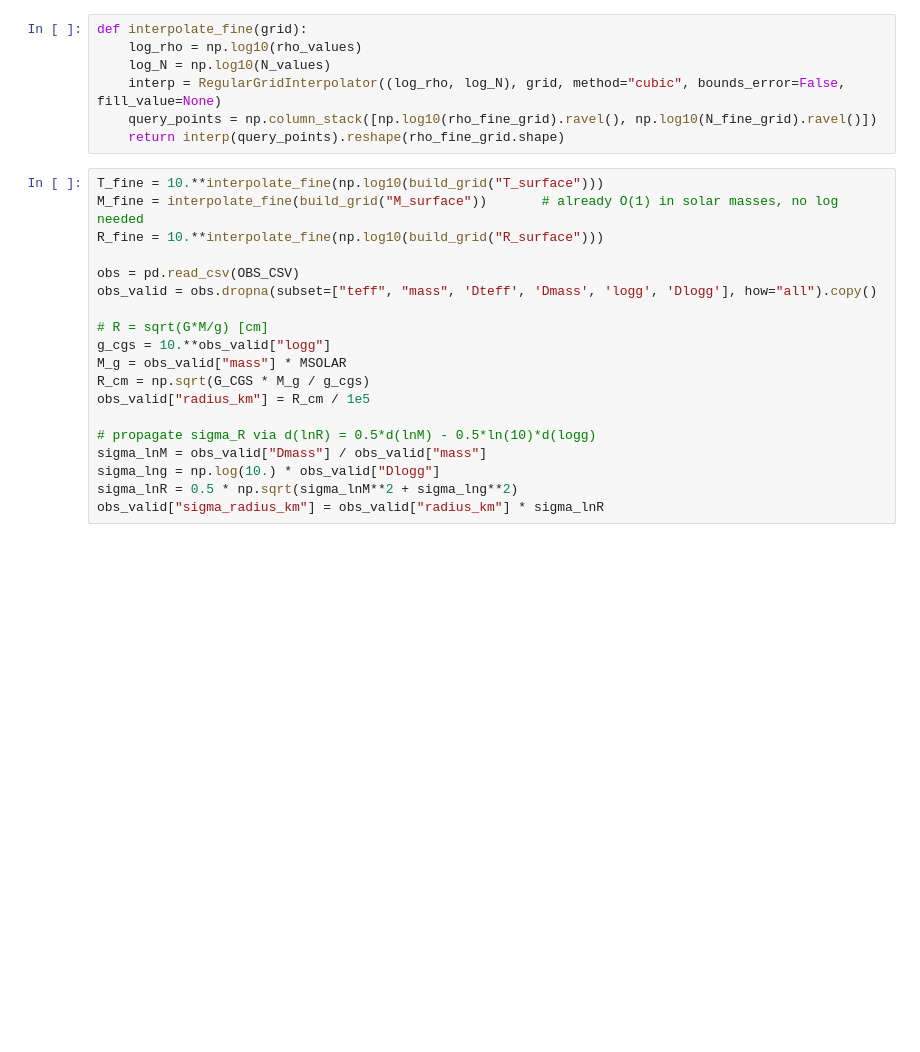
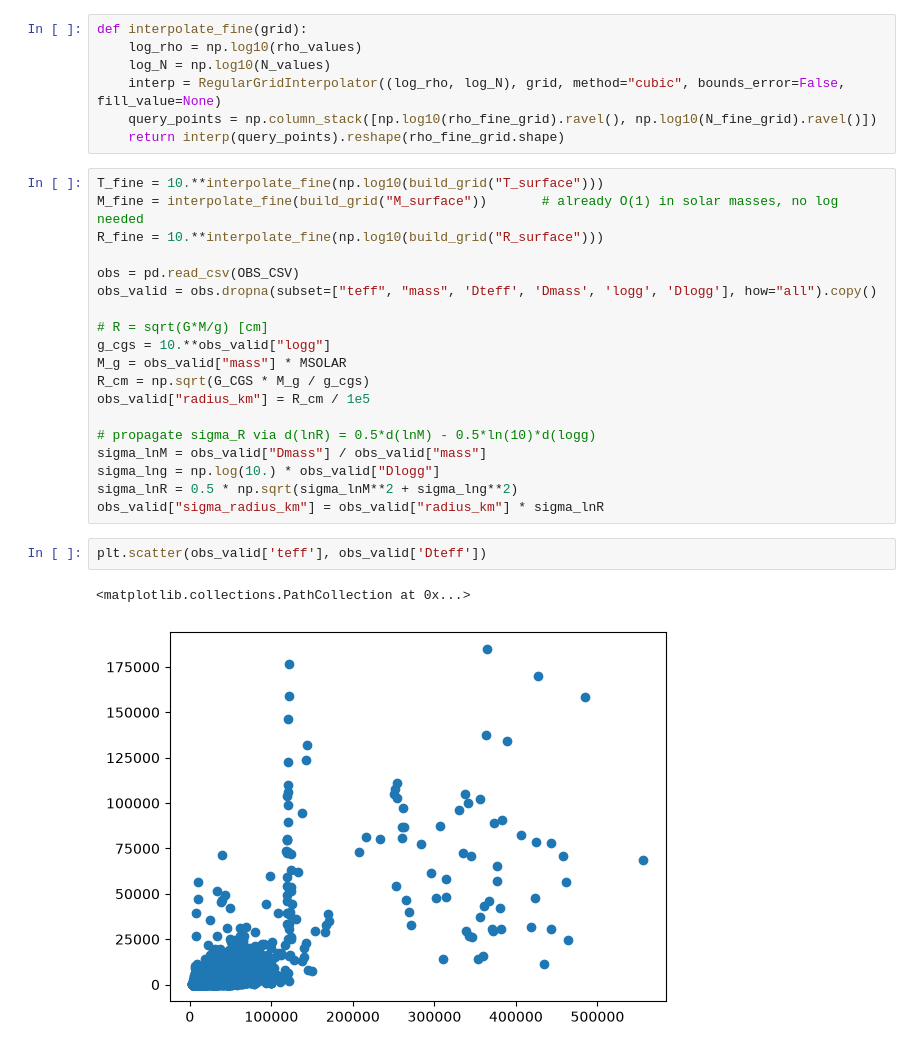
Before and after one commit to yttcari/WD_PBH, a Jupyter notebook: analysis/chi2_plot.ipynb, the cells around one changed output. Cells and saved outputs as stored; diff of their text form; blank space fills up the shorter version.

```diff
--- a/analysis/chi2_plot.ipynb
+++ b/analysis/chi2_plot.ipynb
@@ -98,6 +98,11 @@ sigma_lnM = obs_valid["Dmass"] / obs_valid["mass"]
 sigma_lng = np.log(10.) * obs_valid["Dlogg"]
 sigma_lnR = 0.5 * np.sqrt(sigma_lnM**2 + sigma_lng**2)
 obs_valid["sigma_radius_km"] = obs_valid["radius_km"] * sigma_lnR
+# %%
+plt.scatter(obs_valid['teff'], obs_valid['Dteff'])
+# %% [output]
+<matplotlib.collections.PathCollection at 0x...>
+[figure, added]
 # %%
 results = []
 for _, star in obs_valid.iterrows():
```
Also changed, not shown: parts of 5 cells of this notebook.
